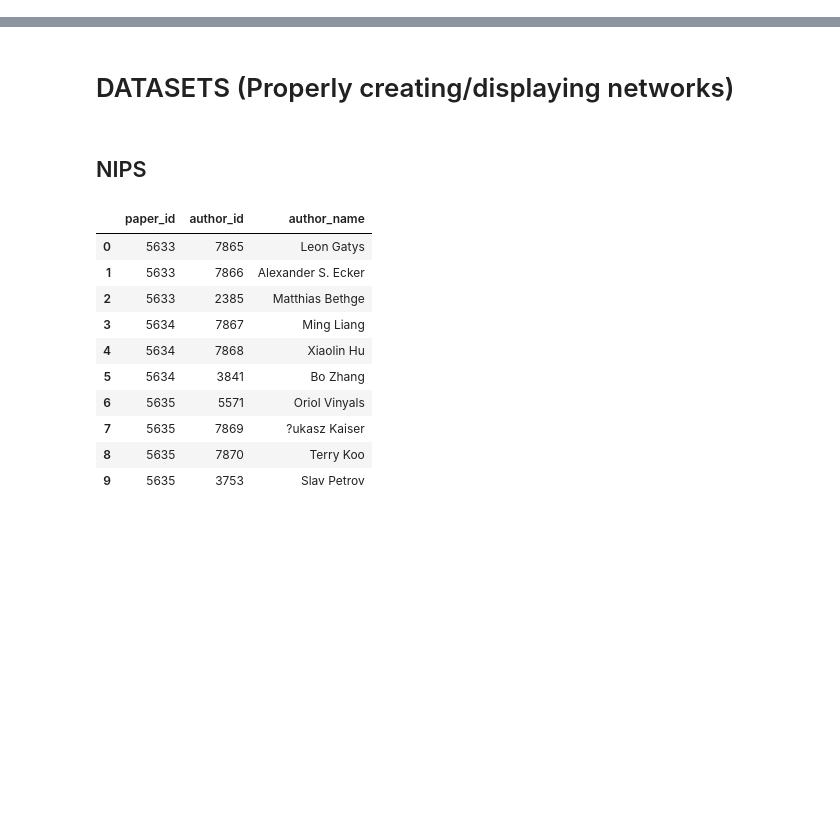
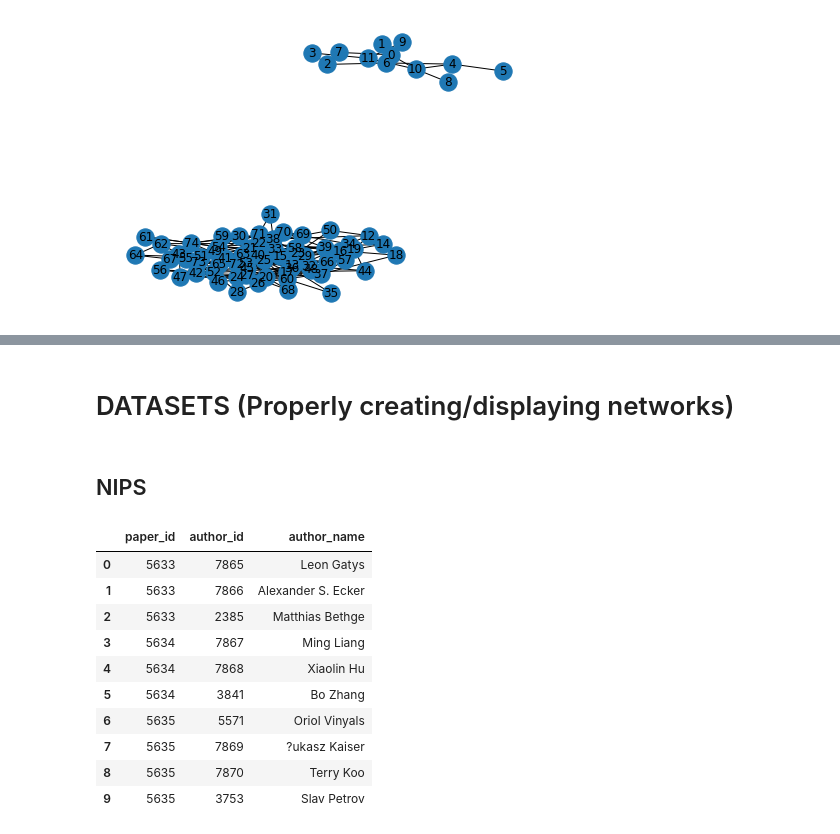
Before and after one commit to anmokhta/DSC180A-Project1, a Jupyter notebook: notebooks/w9.ipynb, the cells around one changed output, grey strips where cells are left out. Cells and saved outputs as stored; diff of their text form; code cells hidden in the pictures; blank space fills up the shorter version.

```diff
--- a/notebooks/w9.ipynb
+++ b/notebooks/w9.ipynb
@@ -10,0 +39,24 @@ import itertools
+# %%
+def comb_graphs(N, Cn, clique, outer, q=.1):
+
+    clique_nodes = clique.nodes()
+
+    # rename the outer nodes
+    outer_dict_relabel = dict(zip(range(N-Cn), range(Cn, N)))
+    nx.relabel_nodes(outer, outer_dict_relabel, False)
+    outer_nodes = outer.nodes()
+
+
+    combined = nx.Graph()
+    combined.add_nodes_from(clique_nodes)
+    combined.add_edges_from(clique.edges())
+    combined.add_nodes_from(outer_nodes)
+    combined.add_edges_from(outer.edges())
+
+    return combined, clique_nodes, outer_nodes
+# %%
+a, b = create_rand_graphs(N=75, Cn=12, Cp=0.35, Op=0.1, q=.1, seed=3)
+g, l1, l2 = comb_graphs(N, Cn, a, b, q=.1)
+nx.draw(g, with_labels=True)
+# %% [output]
+[figure, added]
```
Also changed, not shown: parts of 12 cells of this notebook.
